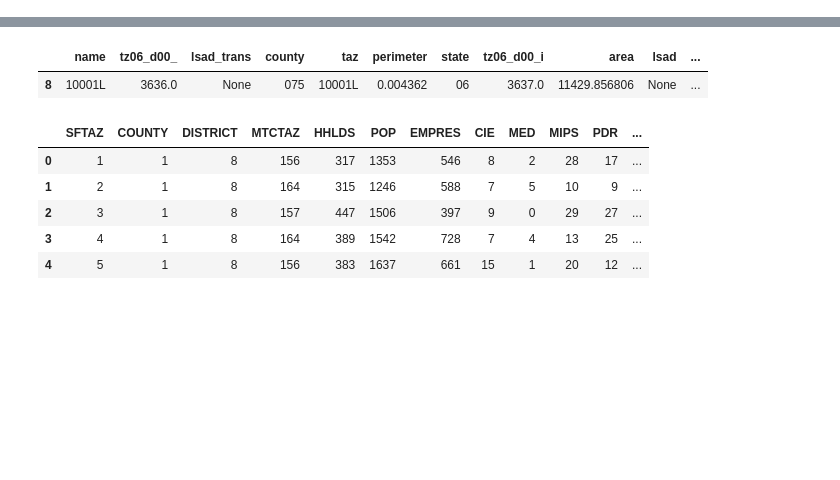
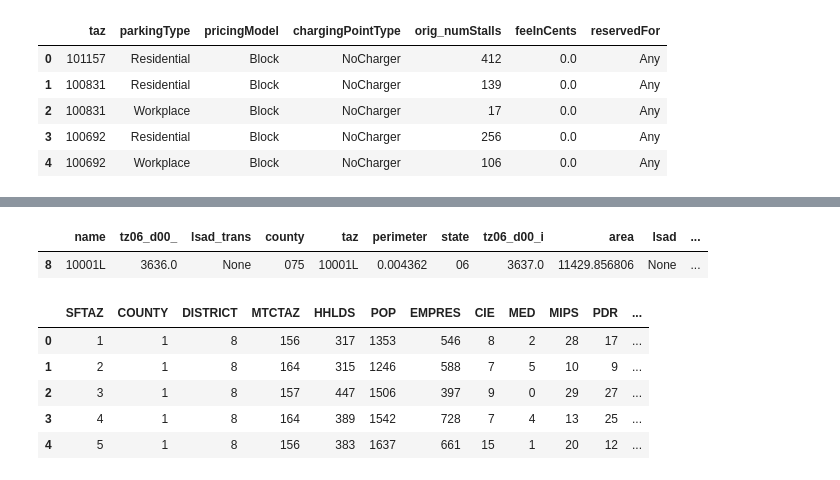
Before and after one commit to tscore-utc/scenarios, a Jupyter notebook: convert/Script/TAZ.ipynb, the cells around one changed output, grey strips where cells are left out. Cells and saved outputs as stored; diff of their text form; code cells hidden in the pictures; blank space fills up the shorter version.

```diff
--- a/convert/Script/TAZ.ipynb
+++ b/convert/Script/TAZ.ipynb
@@ -16,0 +39,12 @@ taz=gp.read_file('../LBNL_Files/sf-light-tazs.shp')
+# %%
+lbnl_parking=pd.read_csv('../SF_CHAMP_Converted/sf-taz-parking-nochargers-updated.csv')
+lbnl_parking=lbnl_parking.rename(columns={'numStalls':'orig_numStalls'})
+
+lbnl_parking.head()
+# %% [output]
+|  | taz | parkingType | pricingModel | chargingPointType | orig_numStalls | feeInCents | reservedFor |
+| 0 | 101157 | Residential | Block | NoCharger | 412 | 0.0 | Any |
+| 1 | 100831 | Residential | Block | NoCharger | 139 | 0.0 | Any |
+| 2 | 100831 | Workplace | Block | NoCharger | 17 | 0.0 | Any |
+| 3 | 100692 | Residential | Block | NoCharger | 256 | 0.0 | Any |
+| 4 | 100692 | Workplace | Block | NoCharger | 106 | 0.0 | Any |
```
Also changed, not shown: parts of 13 cells of this notebook, 7 other files.
